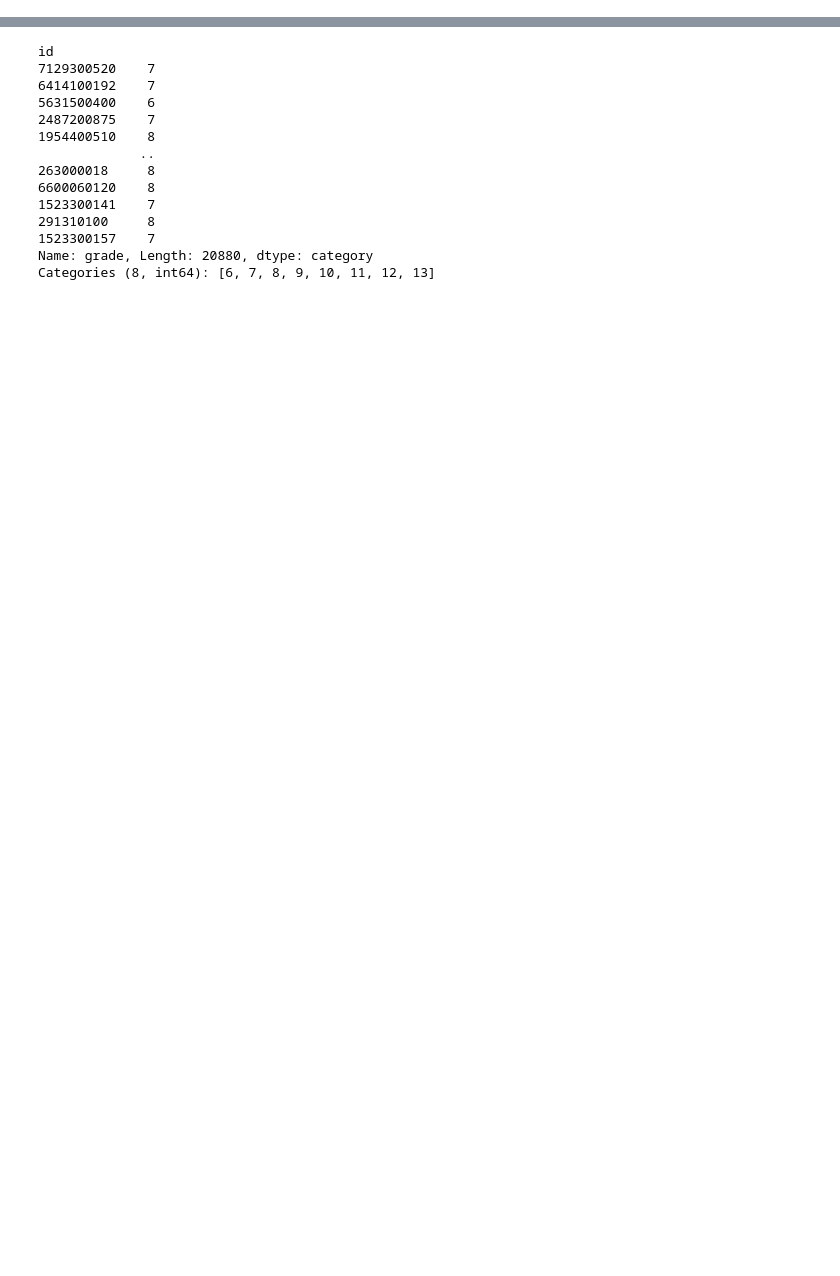
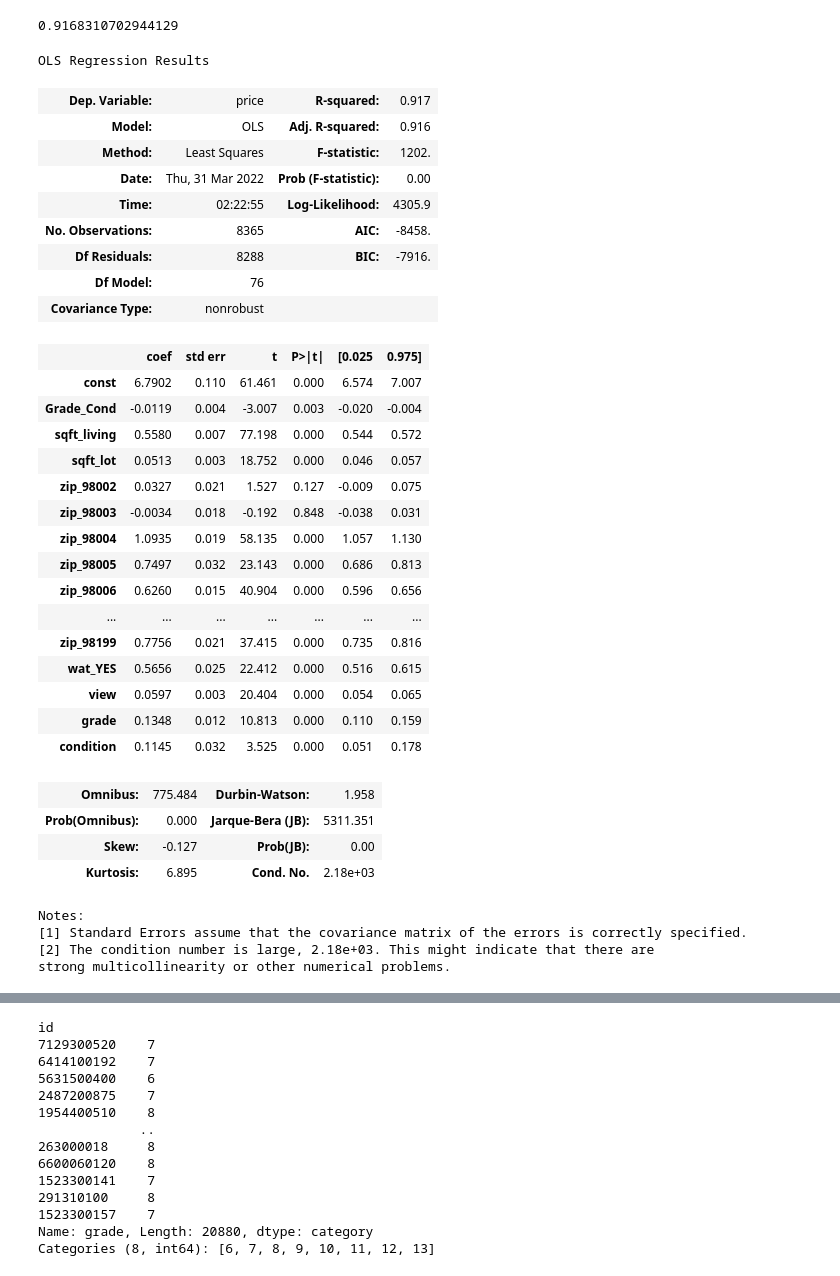
Before and after one commit to schahmatist/Phase-2-Flatiron-Project, a Jupyter notebook: Interact and Polynomial.ipynb, the cells around one changed output, grey strips where cells are left out. Cells and saved outputs as stored; diff of their text form; code cells hidden in the pictures; blank space fills up the shorter version.

```diff
--- a/Interact and Polynomial.ipynb
+++ b/Interact and Polynomial.ipynb
@@ -30,13 +35,14 @@ x1, y1 = transform_data(initial_pred, initial_price)
 
 
 #x1['interact3']=x1['sqft_living']*df['condition']
-x1['interact5']=x1['sqft_living']*x1['grade']
-x1['interact6']= x1['sqft_living']*x1['sqft_lot']
-x1['interact7']=x1['grade']**2
-x1['condition']=df['condition']
-x1['basement']=df['basement']
-x1['interact8']=x1['sqft_living']*df['sqft_living15']
-x1['interact9']= df['sqft_basement']
+#x1['interact5']=x1['sqft_living']*x1['grade']
+#x1['interact6']= x1['sqft_living']*x1['sqft_lot']
+#x1['interact7']=x1['grade']**2
+
+#x1['condition']=df['condition']
+#x1['basement']=df['basement']
+#x1['interact8']=x1['sqft_living']*df['sqft_living15']
+#x1['interact9']= df['sqft_basement']
 
 #x1['interact8']=df['bathrooms']*df['grade']
 #x1['price_per_sqft']=df['price_per_sqft']
@@ -65,3 +55,54 @@ print(model.rsquared)
+# %%
+pred=x1
+price=y1
+pred_int = sm.add_constant(pred)
+model = sm.OLS(price,pred_int).fit()
+print(model.rsquared)
+
+#list(model.pvalues[model.pvalues > 0.05].index)
+
+
+
+#(x1['zip_98092'].sum() + x1['zip_98002'].sum() + x1['zip_98003'].sum() + x1['zip_98032'].sum())/len(x1)
+
+#x1['zip_98032'].sum()
+model.summary()
+# %% [output]
+0.9168310702944129
+OLS Regression Results
+| Dep. Variable: | price | R-squared: | 0.917 |
+| Model: | OLS | Adj. R-squared: | 0.916 |
+| Method: | Least Squares | F-statistic: | 1202. |
+| Date: | Thu, 31 Mar 2022 | Prob (F-statistic): | 0.00 |
+| Time: | 02:22:55 | Log-Likelihood: | 4305.9 |
+| No. Observations: | 8365 | AIC: | -8458. |
+| Df Residuals: | 8288 | BIC: | -7916. |
+| Df Model: | 76 |  |  |
+| Covariance Type: | nonrobust |  |  |
+|  | coef | std err | t | P>|t| | [0.025 | 0.975] |
+| const | 6.7902 | 0.110 | 61.461 | 0.000 | 6.574 | 7.007 |
+| Grade_Cond | -0.0119 | 0.004 | -3.007 | 0.003 | -0.020 | -0.004 |
+| sqft_living | 0.5580 | 0.007 | 77.198 | 0.000 | 0.544 | 0.572 |
+| sqft_lot | 0.0513 | 0.003 | 18.752 | 0.000 | 0.046 | 0.057 |
+| zip_98002 | 0.0327 | 0.021 | 1.527 | 0.127 | -0.009 | 0.075 |
+| zip_98003 | -0.0034 | 0.018 | -0.192 | 0.848 | -0.038 | 0.031 |
+| zip_98004 | 1.0935 | 0.019 | 58.135 | 0.000 | 1.057 | 1.130 |
+| zip_98005 | 0.7497 | 0.032 | 23.143 | 0.000 | 0.686 | 0.813 |
+| zip_98006 | 0.6260 | 0.015 | 40.904 | 0.000 | 0.596 | 0.656 |
+| ... | ... | ... | ... | ... | ... | ... |
+| zip_98199 | 0.7756 | 0.021 | 37.415 | 0.000 | 0.735 | 0.816 |
+| wat_YES | 0.5656 | 0.025 | 22.412 | 0.000 | 0.516 | 0.615 |
+| view | 0.0597 | 0.003 | 20.404 | 0.000 | 0.054 | 0.065 |
+| grade | 0.1348 | 0.012 | 10.813 | 0.000 | 0.110 | 0.159 |
+| condition | 0.1145 | 0.032 | 3.525 | 0.000 | 0.051 | 0.178 |
+| Omnibus: | 775.484 | Durbin-Watson: | 1.958 |
+| Prob(Omnibus): | 0.000 | Jarque-Bera (JB): | 5311.351 |
+| Skew: | -0.127 | Prob(JB): | 0.00 |
+| Kurtosis: | 6.895 | Cond. No. | 2.18e+03 |
+Notes:
+[1] Standard Errors assume that the covariance matrix of the errors is correctly specified.
+[2] The condition number is large, 2.18e+03. This might indicate that there are
+strong multicollinearity or other numerical problems.
 # %%
 regression = LinearRegression()
 crossvalidation = KFold(n_splits=5, shuffle=True, random_state=3)
```
Also changed, not shown: parts of 4 cells of this notebook, 9 other files.
